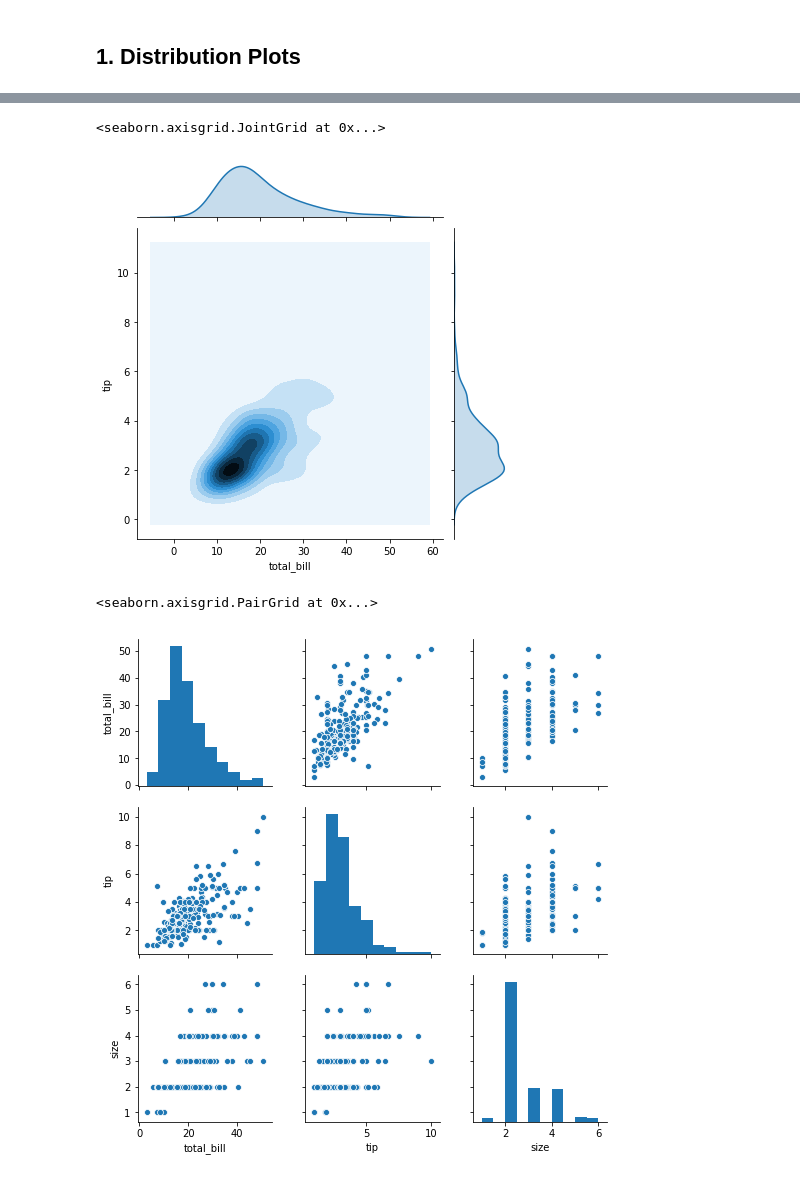
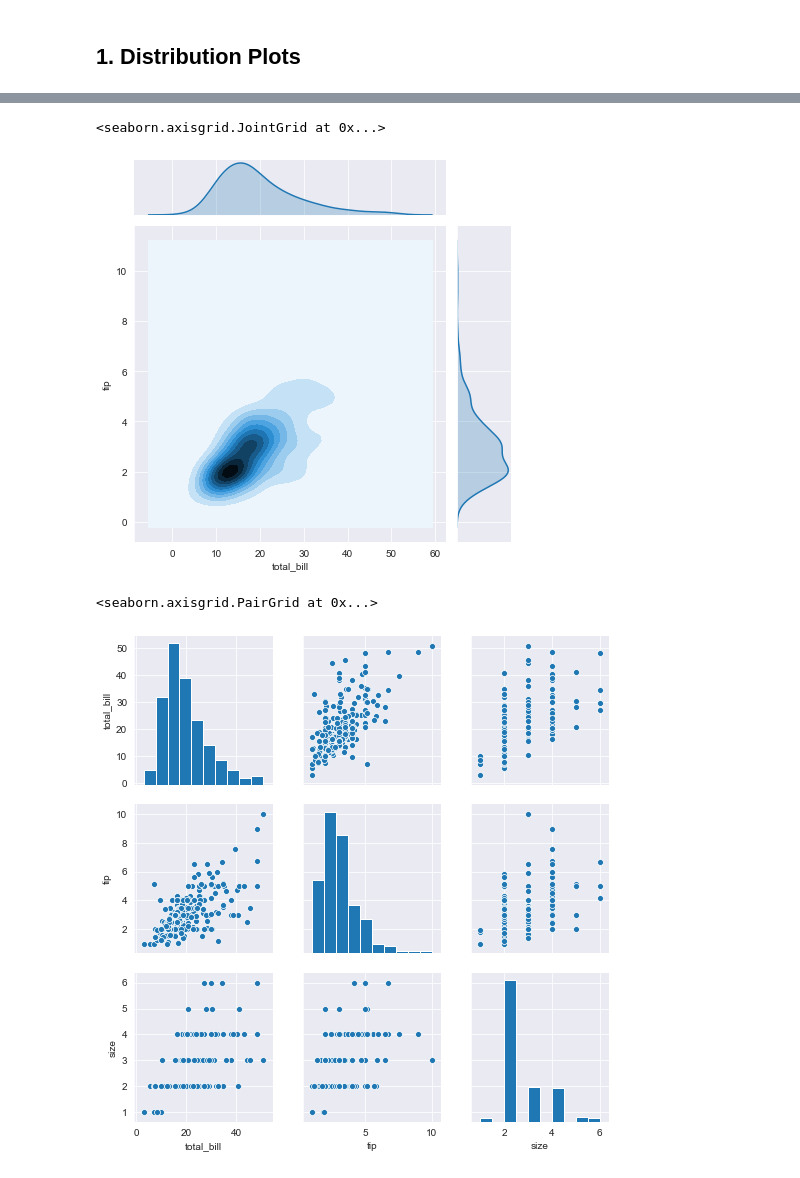
Before and after one commit to appwebtech/Data-Science, a Jupyter notebook: 5_data_visualization_seaborn/Seaborn Data Visualization.ipynb, the cells around one changed output, grey strips where cells are left out. Cells and saved outputs as stored; diff of their text form; code cells hidden in the pictures.

```diff
--- a/5_data_visualization_seaborn/Seaborn Data Visualization.ipynb
+++ b/5_data_visualization_seaborn/Seaborn Data Visualization.ipynb
@@ -59,6 +64,7 @@ sns.distplot(tips['total_bill'],kde=False, bins=40)
 # We get 2 distribution plots and in btwn there is a scatter plot.
 # The 'kind' parameter let's you control what is happening inside the scatter plot.
 
+sns.set_style('darkgrid')
 sns.jointplot(x='total_bill',y='tip',data=tips)
 # %% [output]
 <seaborn.axisgrid.JointGrid at 0x...>
@@ -67,6 +73,7 @@ sns.jointplot(x='total_bill',y='tip',data=tips)
 # The 'kind' parameter let's you control what is happening inside the scatter plot.
 # Passing hex in the parameter 'kind' gives an hexagone kind of distribution
 
+sns.set_style('darkgrid')
 sns.jointplot(x='total_bill',y='tip',data=tips, kind='hex')
 # %% [output]
 <seaborn.axisgrid.JointGrid at 0x...>
@@ -74,6 +81,7 @@ sns.jointplot(x='total_bill',y='tip',data=tips, kind='hex')
 # %%
 # To draw a regression we pass the value 'reg' for the param 'kind'
 
+sns.set_style('darkgrid')
 sns.jointplot(x='total_bill',y='tip',data=tips, kind='reg')
 # %% [output]
 <seaborn.axisgrid.JointGrid at 0x...>
@@ -81,18 +89,20 @@ sns.jointplot(x='total_bill',y='tip',data=tips, kind='reg')
 # %%
 # By passing a 'kde' value for the kind param, we  get a 2 dimentional KDE
 
+sns.set_style('darkgrid')
 sns.jointplot(x='total_bill',y='tip',data=tips, kind='kde')
 # %% [output]
 <seaborn.axisgrid.JointGrid at 0x...>
-[figure, old version]
+[figure, new version]
 # %%
 # A “pairs plot” is also known as a scatterplot, in which one variable in the same data row
 # is matched with another variable's value
 
+sns.set_style('darkgrid')
 sns.pairplot(tips)
 # %% [output]
 <seaborn.axisgrid.PairGrid at 0x...>
-[figure, old version]
+[figure, new version]
 # %%
 # pairplots can color data based on categories. e.g for tips, we have 2 categories for sex. Male and Female.
 # We use 'hue' param and pass in 'sex' obj to color code them.
```
Also changed, not shown: parts of 14 cells of this notebook, 5 other files.
